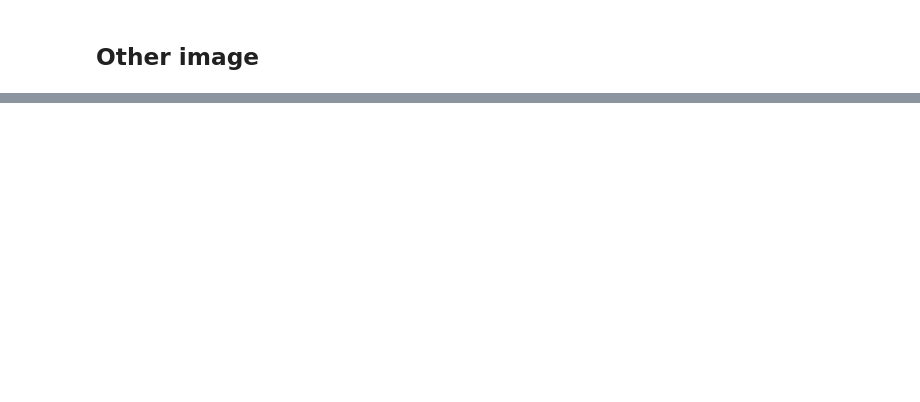
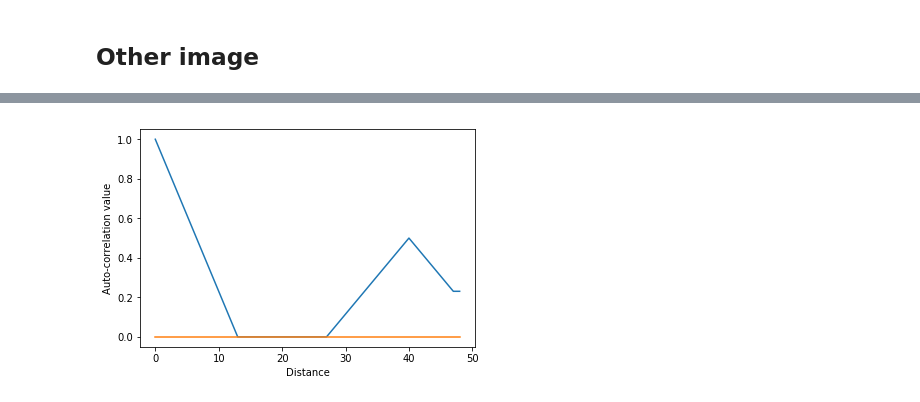
Before and after one commit to ThomasChauve/image3d, a Jupyter notebook: Exemple/Exemples.ipynb, the cells around one changed output, grey strips where cells are left out. Drawn from its saved outputs; the diff is of its cells as text; code cells hidden in the pictures; blank space fills up the shorter version.

```diff
--- a/Exemple/Exemples.ipynb
+++ b/Exemple/Exemples.ipynb
@@ -186,0 +189,6 @@ End stereo proj Thu Feb 14 13:34:34 2019
+# %%
+id=np.where(val==val.max())[0]
+# %%
+autocorr.correlation_profil(-vc.vector[id[0]])
+# %% [output]
+[figure, added]
```
Also changed, not shown: parts of 13 cells of this notebook, 2 other files.
